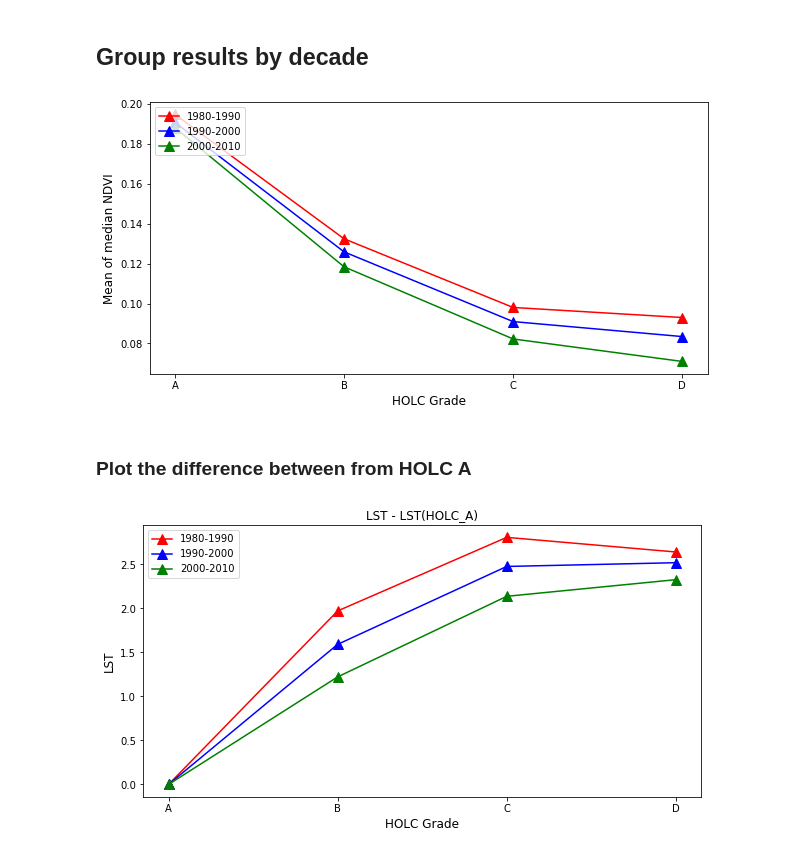
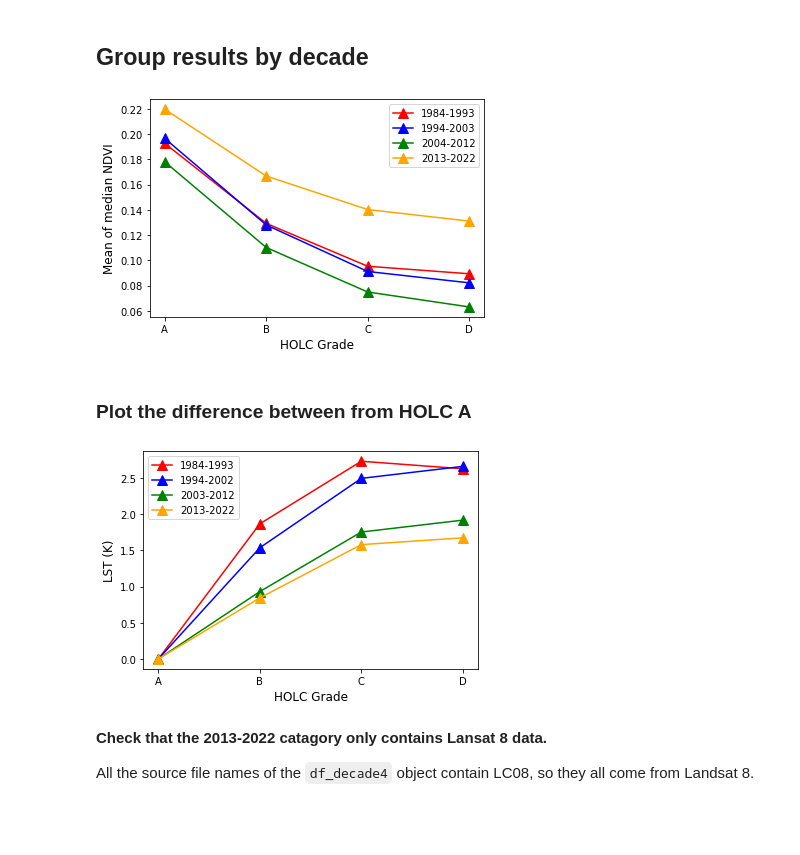
Before and after one commit to aderras/nyc-lst-ndvi, a Jupyter notebook: 00-notebooks/5_plot-results.ipynb, the cells around one changed output. Saved outputs shown, nothing was run; the diff lists cells and outputs as text; code cells hidden in the pictures; blank space fills up the shorter version.

Commit message:
added statistical tests, included nan check in summary stats computation, changed plots to group by decade

```diff
--- a/00-notebooks/5_plot-results.ipynb
+++ b/00-notebooks/5_plot-results.ipynb
@@ -253,44 +253,49 @@ plt.savefig(DIR_FIGS + "/"+column_choice+"-NDVI-vs-time.png")
 # %%
 year_start = 1980
 year_end = 1990
 column_choice = "median" # OPTIONS: median, mean, min, max, std
 df_to_plot = ndvi_stats # OPTIONS: lst_stats, ndvi_stats
 ####################################################################
 
 df_decade1 = df_to_plot[
-    (df_to_plot["datetime"] > datetime_year(1980)) & \
-    (df_to_plot["datetime"] < datetime_year(1990))]
+    (df_to_plot["datetime"] >= datetime_year(1984)) & \
+    (df_to_plot["datetime"] < datetime_year(1994))]
 df_decade2 = df_to_plot[
-    (df_to_plot["datetime"] > datetime_year(1990)) & \
-    (df_to_plot["datetime"] < datetime_year(2000))]
+    (df_to_plot["datetime"] >= datetime_year(1994)) & \
+    (df_to_plot["datetime"] < datetime_year(2004))]
 df_decade3 = df_to_plot[
-    (df_to_plot["datetime"] > datetime_year(2000)) & \
-    (df_to_plot["datetime"] < datetime_year(2010))]
+    (df_to_plot["datetime"] >= datetime_year(2004)) & \
+    (df_to_plot["datetime"] < datetime_year(2013))]
+df_decade4 = df_to_plot[
+    (df_to_plot["datetime"] >= datetime_year(2013)) & \
+    (df_to_plot["datetime"] <= datetime_year(2022))]
 
 font_size = 12
 HOLC_grade = ["A", "B", "C", "D"]
 
 plt.plot(HOLC_grade, df_decade1.groupby("holc_grade").mean()[column_choice],
-           marker="^", markersize=10, c="r", label="1980-1990")
+           marker="^", markersize=10, c="r", label="1984-1993")
 plt.plot(HOLC_grade, df_decade2.groupby("holc_grade").mean()[column_choice],
-           marker="^", markersize=10, c="b", label="1990-2000")
+           marker="^", markersize=10, c="b", label="1994-2003")
 plt.plot(HOLC_grade, df_decade3.groupby("holc_grade").mean()[column_choice],
-           marker="^", markersize=10, c="g", label="2000-2010")
+           marker="^", markersize=10, c="g", label="2004-2012")
+plt.plot(HOLC_grade, df_decade4.groupby("holc_grade").mean()[column_choice],
+           marker="^", markersize=10, c="orange", label="2013-2022")
 
-plt.legend(loc="upper left")
+plt.legend(loc="upper right")
 
 if (df_to_plot["median"]==lst_stats["median"]).all():
     obs_label="LST"
 else:
     obs_label="NDVI"
 
 plt.xlabel("HOLC Grade", fontsize=font_size)
 plt.ylabel("Mean of " + column_choice + " "+obs_label, fontsize=font_size)
 
 plt.savefig(DIR_FIGS + "/"+column_choice+"-"+obs_label+
             "-vs-HOLC_decades.png")
 # %% [output]
-[figure, old version]
+[figure, new version]
 # %% [markdown]
 ### Plot the difference between from HOLC A
 # %%
@@ -300,12 +305,14 @@ column_choice = "median" # OPTIONS: median, mean, min, max, std
 df_to_plot = lst_stats # OPTIONS: lst_stats, ndvi_stats
 ####################################################################
 
-df_decade1 = df_to_plot[(df_to_plot["datetime"] > datetime_year(1980)) & \
-          (df_to_plot["datetime"] < datetime_year(1990))]
-df_decade2 = df_to_plot[(df_to_plot["datetime"] > datetime_year(1990)) & \
-          (df_to_plot["datetime"] < datetime_year(2000))]
-df_decade3 = df_to_plot[(df_to_plot["datetime"] > datetime_year(2000)) & \
-          (df_to_plot["datetime"] < datetime_year(2010))]
+df_decade1 = df_to_plot[(df_to_plot["datetime"] >= datetime_year(1984)) & \
+          (df_to_plot["datetime"] < datetime_year(1994))]
+df_decade2 = df_to_plot[(df_to_plot["datetime"] >= datetime_year(1994)) & \
+          (df_to_plot["datetime"] < datetime_year(2004))]
+df_decade3 = df_to_plot[(df_to_plot["datetime"] >= datetime_year(2004)) & \
+          (df_to_plot["datetime"] < datetime_year(2013))]
+df_decade4 = df_to_plot[(df_to_plot["datetime"] >= datetime_year(2013)) & \
+          (df_to_plot["datetime"] <= datetime_year(2022))]
 
 font_size = 12
 HOLC_grade = ["A", "B", "C", "D"]
@@ -313,30 +320,39 @@ HOLC_grade = ["A", "B", "C", "D"]
 decade1_Amean = df_decade1.groupby("holc_grade").mean()[column_choice][0]
 plt.plot(HOLC_grade,
     abs(df_decade1.groupby("holc_grade").mean()[column_choice]-
-    decade1_Amean),marker="^", markersize=10, c="r", label="1980-1990")
+    decade1_Amean),marker="^", markersize=10, c="r", label="1984-1993")
 
 decade2_Amean = df_decade2.groupby("holc_grade").mean()[column_choice][0]
 plt.plot(HOLC_grade,
     abs(df_decade2.groupby("holc_grade").mean()[column_choice]-
-    decade2_Amean),marker="^", markersize=10, c="b", label="1990-2000")
+    decade2_Amean),marker="^", markersize=10, c="b", label="1994-2002")
 
 decade3_Amean = df_decade3.groupby("holc_grade").mean()[column_choice][0]
 plt.plot(HOLC_grade, abs(
     df_decade3.groupby("holc_grade").mean()[column_choice]-decade3_Amean),
-           marker="^", markersize=10, c="g", label="2000-2010")
+           marker="^", markersize=10, c="g", label="2003-2012")
+
+decade4_Amean = df_decade4.groupby("holc_grade").mean()[column_choice][0]
+plt.plot(HOLC_grade, abs(
+    df_decade4.groupby("holc_grade").mean()[column_choice]-decade4_Amean),
+           marker="^", markersize=10, c="orange", label="2013-2022")
 
 plt.legend(loc="upper left")
 
 if (df_to_plot["median"]==lst_stats["median"]).all():
-    obs_label="LST"
+    obs_label="LST (K)"
 else:
     obs_label="NDVI"
 
-plt.title(obs_label + " - "+ obs_label + "(HOLC_A)")
+# plt.title(obs_label + " - "+ obs_label + "(HOLC_A)")
 plt.xlabel("HOLC Grade", fontsize=font_size)
 plt.ylabel(obs_label, fontsize=font_size)
 
 plt.savefig(DIR_FIGS + "/"+column_choice+"-"+obs_label+
             "-vs-HOLC_decades-difference.png")
 # %% [output]
-[figure, old version]
+[figure, new version]
+# %% [markdown]
+**Check that the 2013-2022 catagory only contains Lansat 8 data.**
+
+All the source file names of the `df_decade4` object contain LC08, so they all come from Landsat 8.
```
Also changed, not shown: parts of 1 cell of this notebook, 9 other files.
